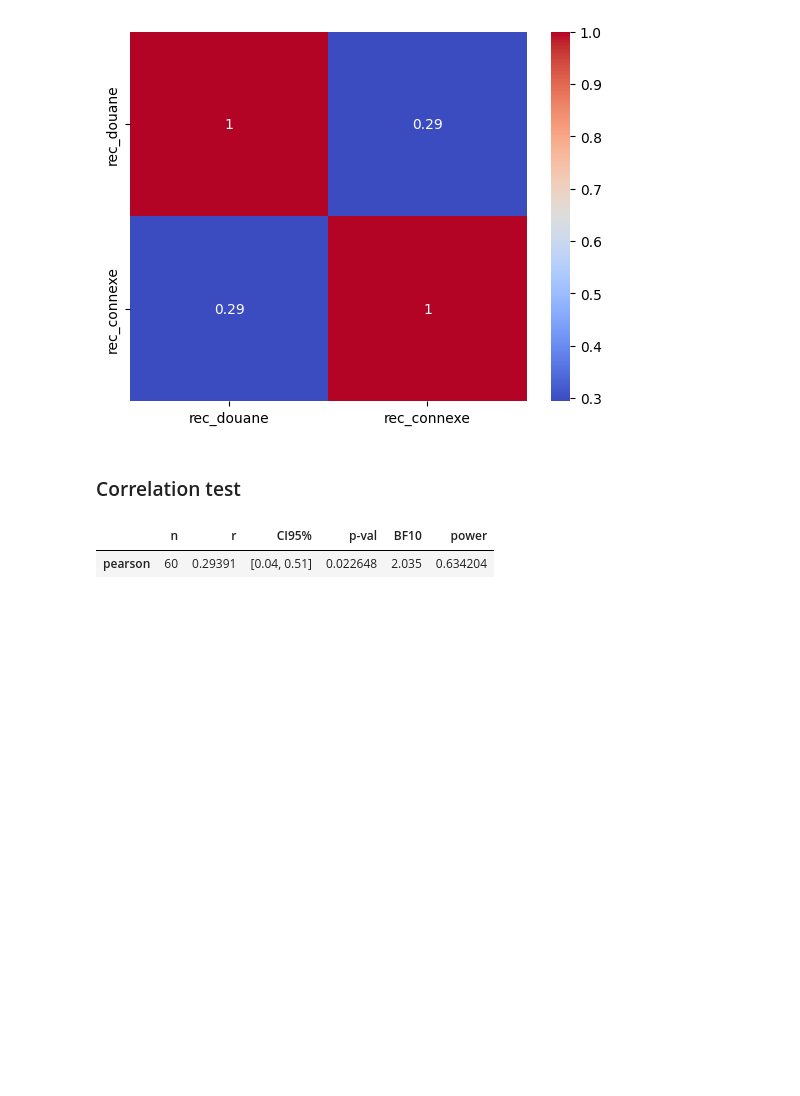
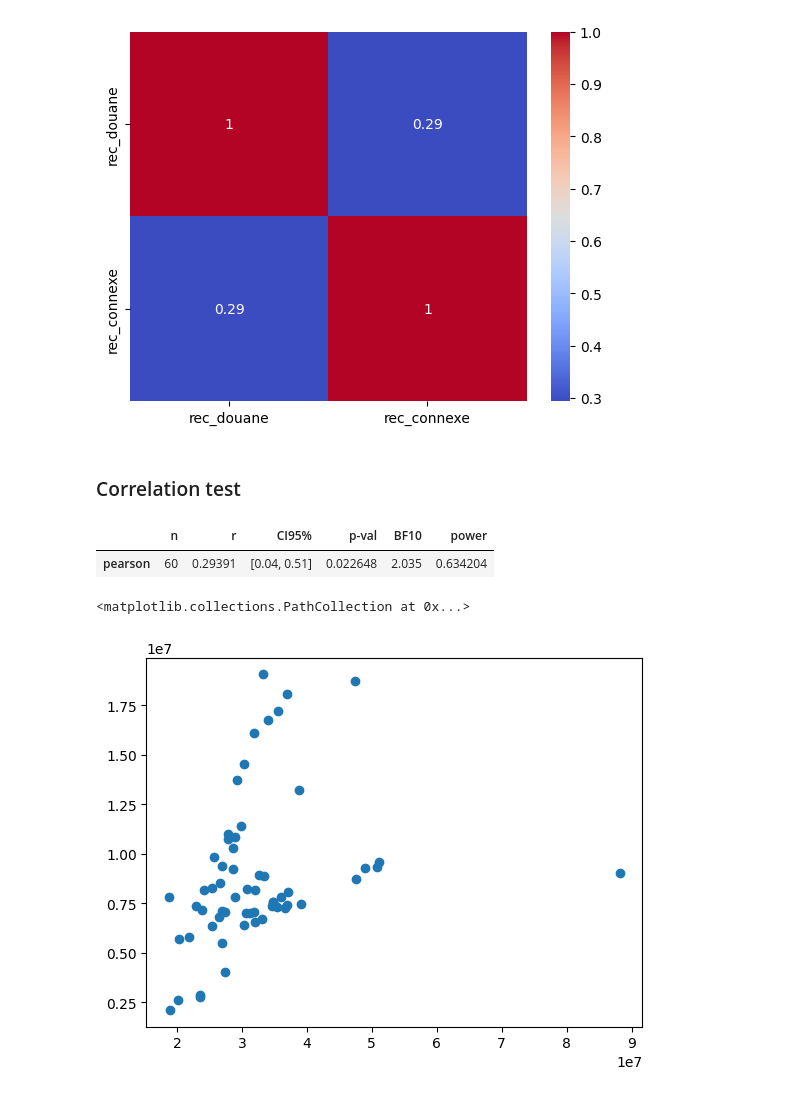
Before and after one commit to Pinto-Katende-Jonathan/SimpleDescriptiveStat, a Jupyter notebook: analyse.ipynb, the cells around one changed output. Cells and saved outputs as stored; diff of their text form; code cells hidden in the pictures; blank space fills up the shorter version.

Commit message:
Correlation visualisation

```diff
--- a/analyse.ipynb
+++ b/analyse.ipynb
@@ -659,0 +662,5 @@ pg.corr(x=df_copy.rec_douane, y=df_copy.rec_connexe)
+# %%
+plt.scatter(df_copy.rec_douane, df_copy.rec_connexe)
+# %% [output]
+<matplotlib.collections.PathCollection at 0x...>
+[figure, added]
```
Also changed, not shown: parts of 2 cells of this notebook.
